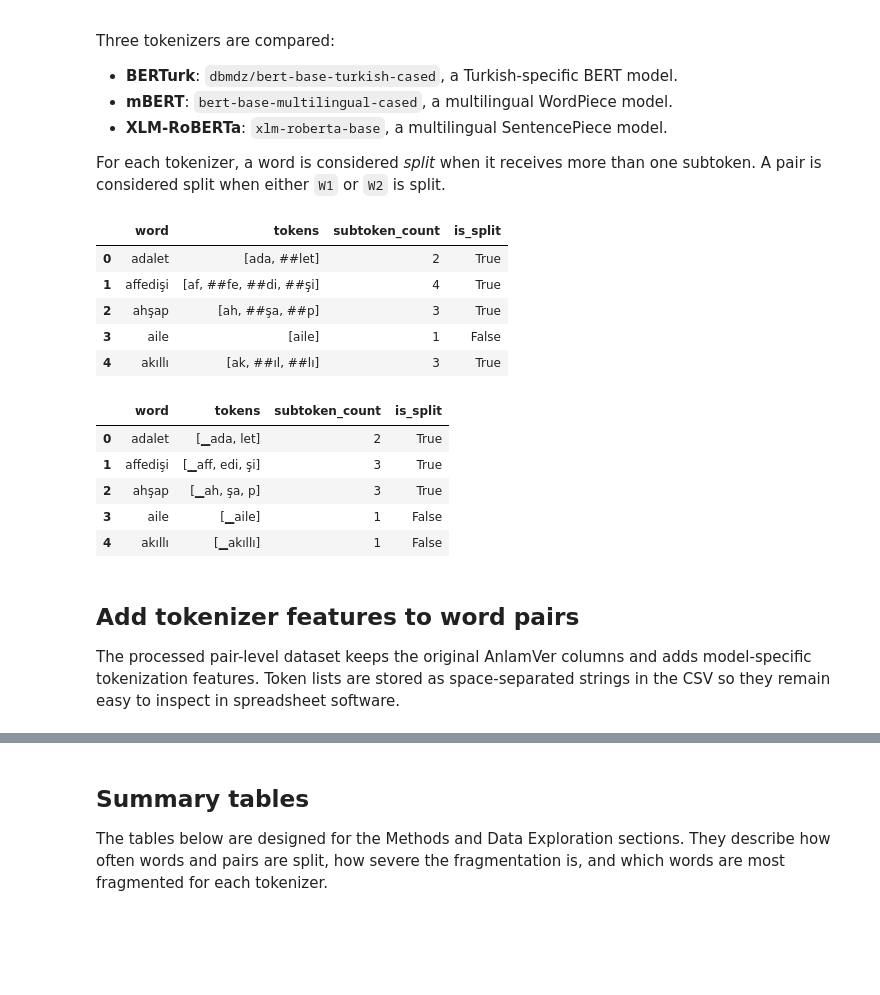
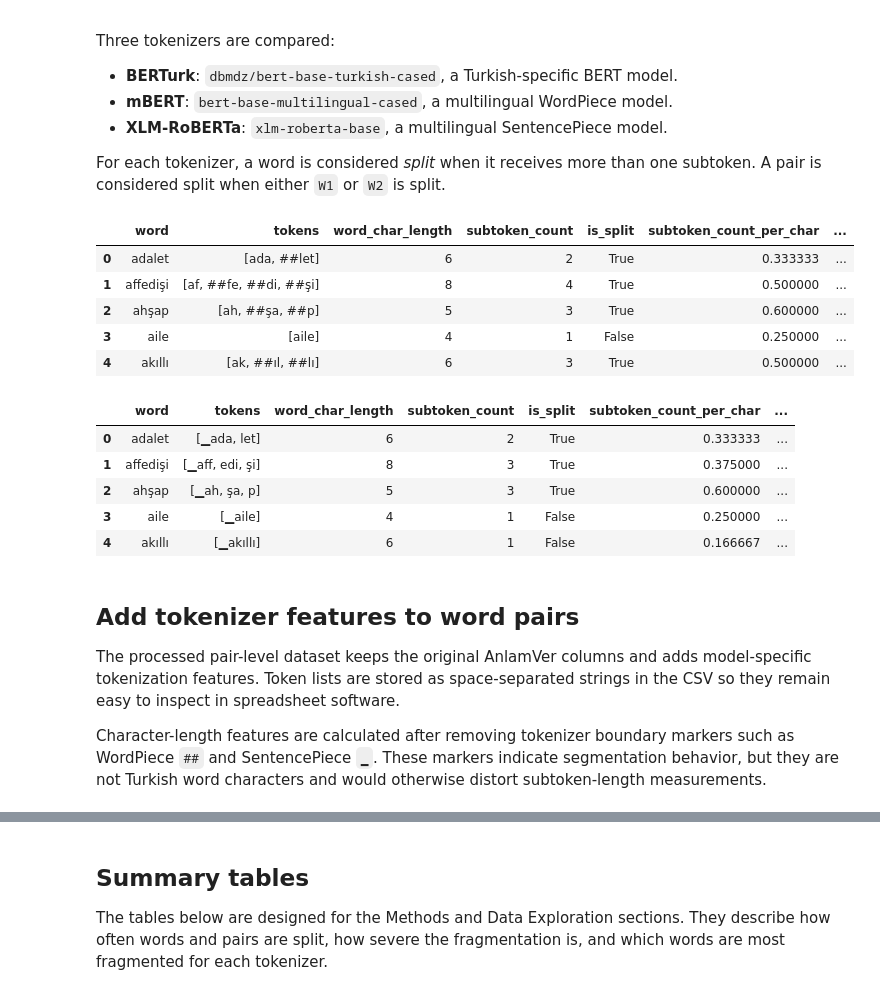
Before and after one commit to nebieren25/-thesis-proJect, a Jupyter notebook: 01_tokenization_analysis.ipynb, the cells around one changed output, grey strips where cells are left out. Drawn from its saved outputs; the diff is of its cells as text; code cells hidden in the pictures; blank space fills up the shorter version.

```diff
--- a/01_tokenization_analysis.ipynb
+++ b/01_tokenization_analysis.ipynb
@@ -153,52 +154,88 @@ For each tokenizer, a word is considered *split* when it receives more than one
 # %%
 # Define the tokenizers compared in this analysis.
 MODELS = {
     "berturk": "dbmdz/bert-base-turkish-cased",
     "mbert": "bert-base-multilingual-cased",
     "xlmr": "xlm-roberta-base",
 }
 
+
+def clean_subtoken_for_length(token: str) -> str:
+    """Remove tokenizer boundary markers before measuring subtoken length."""
+    return token.replace("##", "").replace("▁", "")
+
+
+def subtoken_length_features(tokens: list[str]) -> dict[str, float | int]:
+    """Return character-length features after removing tokenizer artifacts."""
+    clean_lengths = [len(clean_subtoken_for_length(token)) for token in tokens]
+    content_lengths = [length for length in clean_lengths if length > 0]
+    if not content_lengths:
+        return {
+            "avg_subtoken_char_length": 0.0,
+            "min_subtoken_char_length": 0,
+            "max_subtoken_char_length": 0,
+            "subtoken_char_total": 0,
+            "content_subtoken_count": 0,
+        }
+    return {
+        "avg_subtoken_char_length": sum(content_lengths) / len(content_lengths),
+        "min_subtoken_char_length": min(content_lengths),
+        "max_subtoken_char_length": max(content_lengths),
+        "subtoken_char_total": sum(content_lengths),
+        "content_subtoken_count": len(content_lengths),
+    }
+
+
 def tokenize_words(model_name: str, words: pd.Index) -> pd.DataFrame:
-    """Return one row per unique word with tokenizer tokens and token counts."""
+    """Return one row per unique word with tokenizer tokens and length features."""
     tokenizer = AutoTokenizer.from_pretrained(model_name)
     rows = []
     for word in words:
-        tokens = tokenizer.tokenize(word)
+        word_text = str(word).strip()
+        tokens = tokenizer.tokenize(word_text)
+        length_features = subtoken_length_features(tokens)
+        word_char_length = len(word_text)
         rows.append({
-            "word": word,
+            "word": word_text,
             "tokens": tokens,
+            "word_char_length": word_char_length,
             "subtoken_count": len(tokens),
             "is_split": len(tokens) > 1,
+            "subtoken_count_per_char": len(tokens) / word_char_length if word_char_length else pd.NA,
+            **length_features,
         })
     return pd.DataFrame(rows)
+
 
 # Build one tokenization table per model.
 word_tokenizations = {
     short_name: tokenize_words(model_name, unique_words)
     for short_name, model_name in MODELS.items()
 }
 
 word_tokenizations["mbert"].head()
 # %% [output]
-|  | word | tokens | subtoken_count | is_split |
-| 0 | adalet | [ada, ##let] | 2 | True |
-| 1 | affedişi | [af, ##fe, ##di, ##şi] | 4 | True |
-| 2 | ahşap | [ah, ##şa, ##p] | 3 | True |
-| 3 | aile | [aile] | 1 | False |
-| 4 | akıllı | [ak, ##ıl, ##lı] | 3 | True |
+|  | word | tokens | word_char_length | subtoken_count | is_split | subtoken_count_per_char | ... |
+| 0 | adalet | [ada, ##let] | 6 | 2 | True | 0.333333 | ... |
+| 1 | affedişi | [af, ##fe, ##di, ##şi] | 8 | 4 | True | 0.500000 | ... |
+| 2 | ahşap | [ah, ##şa, ##p] | 5 | 3 | True | 0.600000 | ... |
+| 3 | aile | [aile] | 4 | 1 | False | 0.250000 | ... |
+| 4 | akıllı | [ak, ##ıl, ##lı] | 6 | 3 | True | 0.500000 | ... |
 # %%
 word_tokenizations["xlmr"].head()
 # %% [output]
-|  | word | tokens | subtoken_count | is_split |
-| 0 | adalet | [▁ada, let] | 2 | True |
-| 1 | affedişi | [▁aff, edi, şi] | 3 | True |
-| 2 | ahşap | [▁ah, şa, p] | 3 | True |
-| 3 | aile | [▁aile] | 1 | False |
-| 4 | akıllı | [▁akıllı] | 1 | False |
+|  | word | tokens | word_char_length | subtoken_count | is_split | subtoken_count_per_char | ... |
+| 0 | adalet | [▁ada, let] | 6 | 2 | True | 0.333333 | ... |
+| 1 | affedişi | [▁aff, edi, şi] | 8 | 3 | True | 0.375000 | ... |
+| 2 | ahşap | [▁ah, şa, p] | 5 | 3 | True | 0.600000 | ... |
+| 3 | aile | [▁aile] | 4 | 1 | False | 0.250000 | ... |
+| 4 | akıllı | [▁akıllı] | 6 | 1 | False | 0.166667 | ... |
 # %% [markdown]
 ## Add tokenizer features to word pairs
 
 The processed pair-level dataset keeps the original AnlamVer columns and adds model-specific tokenization features. Token lists are stored as space-separated strings in the CSV so they remain easy to inspect in spreadsheet software.
+
+Character-length features are calculated after removing tokenizer boundary markers such as WordPiece `##` and SentencePiece `▁`. These markers indicate segmentation behavior, but they are not Turkish word characters and would otherwise distort subtoken-length measurements.
 # %%
 # Start from the cleaned AnlamVer data and add tokenizer features.
 analysis_df = df.copy()
```
Also changed, not shown: parts of 8 cells of this notebook, 18 other files.
